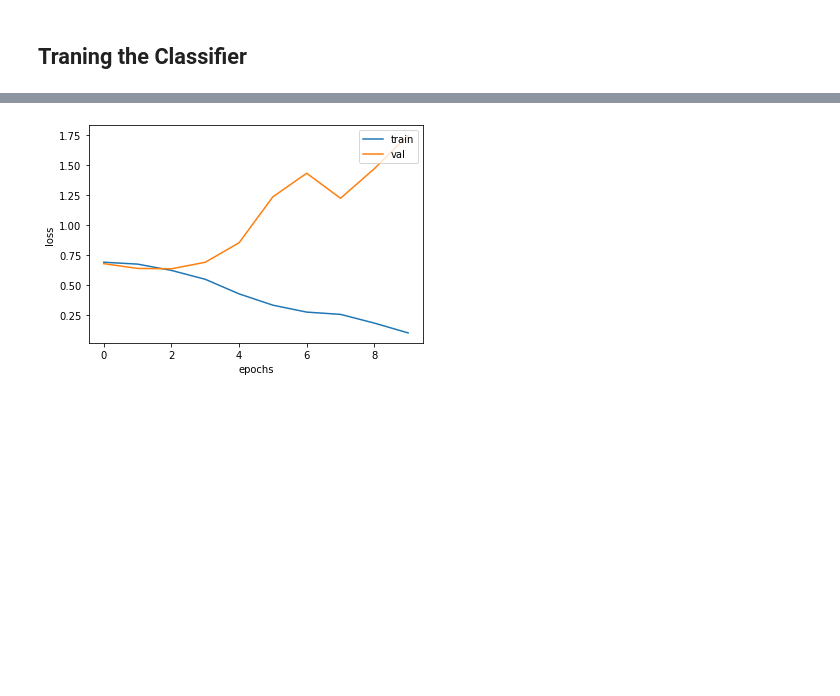
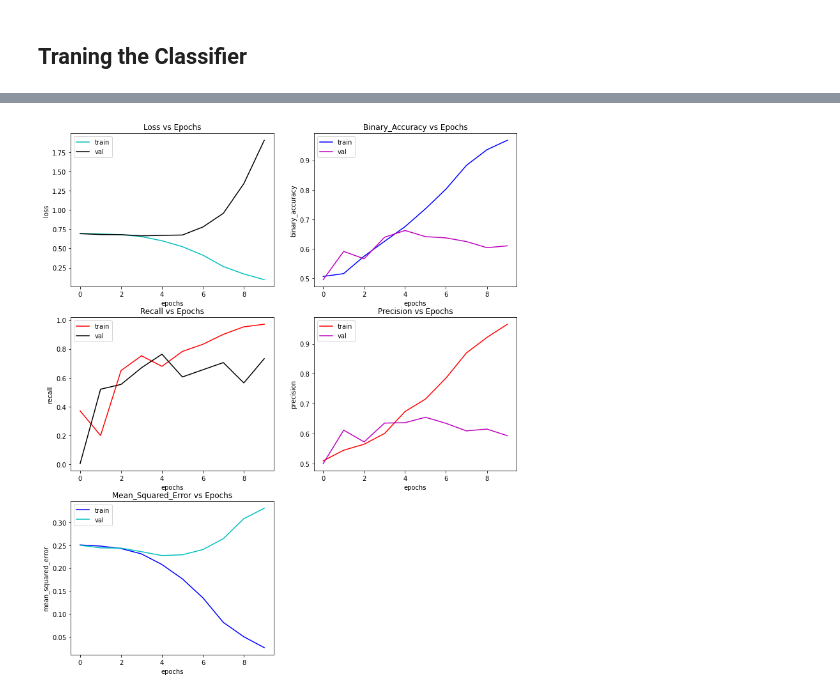
Before and after one commit to charbel-a-hC/ups-mv-gans, a Jupyter notebook: GANS_Project_Charbel_Abi_Hana.ipynb, the cells around one changed output, grey strips where cells are left out. Drawn from its saved outputs; the diff is of its cells as text; code cells hidden in the pictures; blank space fills up the shorter version.

Commit message:
added multithreading in training loop, added dataset tasks

```diff
--- a/GANS_Project_Charbel_Abi_Hana.ipynb
+++ b/GANS_Project_Charbel_Abi_Hana.ipynb
@@ -61,6 +141,9 @@ class DataLoader(Sequence):
 
     def add_data(self, batched_data):
         return
+# %%
+train_cat_dog_data = DataLoader(im_dir= "PetImages/train", resize= True, output_dim= (200, 200, 3))
+val_cat_dog_data = DataLoader(im_dir= "PetImages/test", resize= True, output_dim= (200, 200, 3))
 # %% [markdown]
 Show a bit more of the data
 # %% [markdown]
@@ -68,6 +151,25 @@ Show a bit more of the data
 - Accuracy
 - Precision
 - Recall
+# %%
+def show_metrics_classification(model_history):
+    metrics = [metric for metric in model_history.history.keys() if "val" not in metric]
+
+    colors = list(itertools.combinations(['b', 'g', 'r', 'c', 'm', 'y', 'k'], 2))
+
+    f = plt.figure()
+    f.set_figwidth(2.5*len(metrics))
+    f.set_figheight(3*len(metrics))
+    for i, metric in enumerate(metrics):
+        plt.subplot(math.ceil(len(metrics)/2), 2, i+1)
+        color_plts = np.random.randint(0, len(colors))
+        plt.plot(model_history.history[metric], color= colors[color_plts][0])
+        plt.plot(model_history.history[f"val_{metric}"], color= colors[color_plts][1])
+        plt.ylabel(metric)
+        plt.xlabel("epochs")
+        plt.legend(["train", "val"], loc= "upper left")
+        plt.title(f"{metric.title()} vs Epochs")
+    plt.show()
 # %% [markdown]
 ## Building The Classifier
 # %%
@@ -88,7 +190,7 @@ class Classifier(Model):
         self.maxpool3 = MaxPool2D(pool_size= (2, 2))
 
         self.flatten = Flatten()
-        self.dense1 = Dense(units= 50, activation= 'relu', kernel_initializer= 'glorot_uniform')
+        self.dense1 = Dense(units= 30, activation= 'relu', kernel_initializer= 'glorot_uniform')
         self.dense2 = Dense(units= 20, activation= 'relu', kernel_initializer= 'glorot_uniform')
         self.dense3 = Dense(units= 1, activation= 'sigmoid', kernel_initializer= 'glorot_uniform')
 
@@ -142,15 +244,14 @@ class Classifier(Model):
 ## Traning the Classifier
 # %%
 tf.keras.backend.clear_session()
-
 with tf.device('/device:GPU:0'):
 
     cats_dogs_classifier = Classifier(name= "cvd")
-    cats_dogs_classifier.build(input_shape= (None, HEIGHT, WIDTH, 3))
+    cats_dogs_classifier.build(input_shape= (None, 200, 200, 3))
 
     cats_dogs_classifier.summary()
-    cats_dogs_classifier.compile(optimizer= Adam(0.001), loss= BinaryCrossentropy(), metrics= [BinaryAccuracy(), Recall()])
-    model_data = cats_dogs_classifier.fit(trainDataset, validation_data= validDataset, epochs= 10)
+    cats_dogs_classifier.compile(optimizer= Adam(0.001), loss= BinaryCrossentropy(), metrics= [BinaryAccuracy(), Recall(), Precision(), MSE])
+    model_data = cats_dogs_classifier.fit(train_cat_dog_data, validation_data= val_cat_dog_data, epochs= 10, workers= 10, use_multiprocessing= False)
 # %% [output]
 Model: "cvd"
 _________________________________________________________________
@@ -172,9 +292,4 @@ Epoch 10/10
-# %%
-plt.plot(model_data.history["train_loss"])
-plt.plot(model_data.history["val_loss"])
-plt.ylabel("loss")
-plt.xlabel("epochs")
-plt.legend(["train", "val"], loc= "upper right")
-plt.show()
-# %% [output]
-[figure, removed]
+# %%
+show_metrics_classification(cats_dogs_classifier.history)
+# %% [output]
+[figure, added]
```
Also changed, not shown: parts of 5 cells of this notebook, 2 other files.
